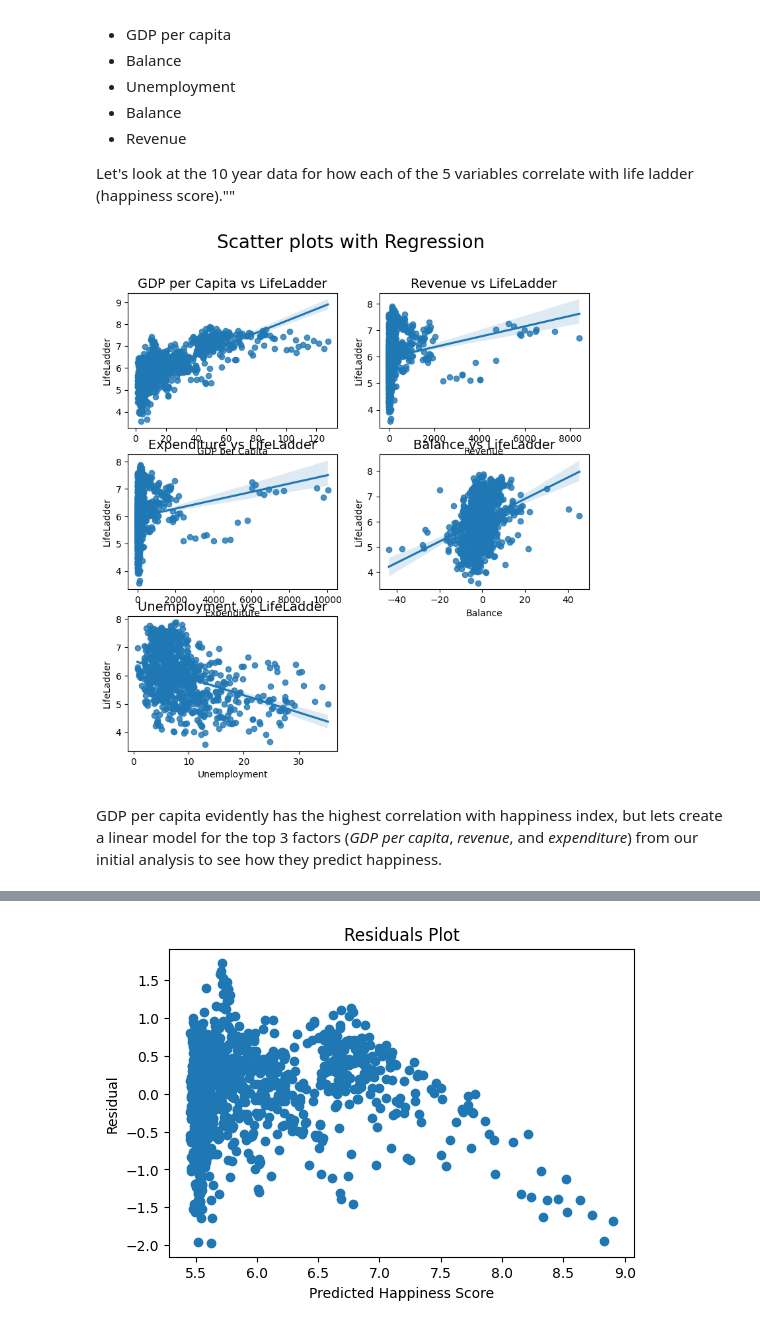
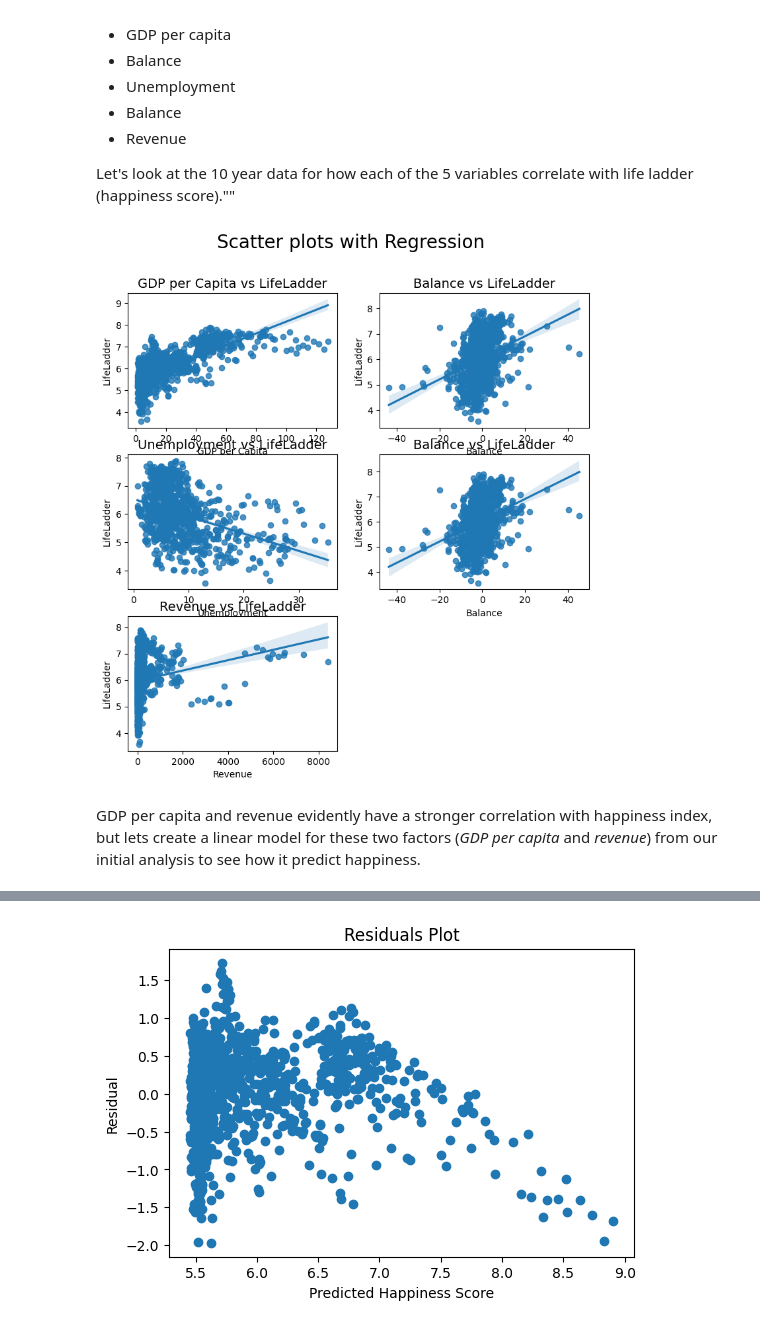
Before and after one commit to cskang3627/happiness, a Jupyter notebook: FinalProjectGroup_Sp23_The_Group.ipynb, the cells around one changed output, grey strips where cells are left out. Saved outputs shown, nothing was run; the diff lists cells and outputs as text; code cells hidden in the pictures.

```diff
--- a/FinalProjectGroup_Sp23_The_Group.ipynb
+++ b/FinalProjectGroup_Sp23_The_Group.ipynb
@@ -844,34 +846,34 @@ Let's look at the 10 year data for how each of the 5 variables correlate with li
 # %%
 plt.figure(figsize=(9, 9))
 
 #subplot(nrows, ncols, index)
 plt.suptitle('Scatter plots with Regression', fontsize=20)
 
 plt.subplot(3, 2, 1)
 sns.regplot(data=data, x='GDP per Capita', y='LifeLadder')
 plt.title('GDP per Capita vs LifeLadder', fontsize=14)
 
 plt.subplot(3, 2, 2)
-sns.regplot(data=data, x='Revenue', y='LifeLadder')
+sns.regplot(data=data, x='Balance', y='LifeLadder')
 plt.title('Balance vs LifeLadder', fontsize=14)
 
 plt.subplot(3, 2, 3)
-sns.regplot(data=data, x='Expenditure', y='LifeLadder')
-plt.title('Expenditure vs LifeLadder', fontsize=14)
+sns.regplot(data=data, x='Unemployment', y='LifeLadder')
+plt.title('Unemployment vs LifeLadder', fontsize=14)
 
 plt.subplot(3, 2, 4)
 sns.regplot(data=data, x='Balance', y='LifeLadder')
 plt.title('Balance vs LifeLadder', fontsize=14)
 
 plt.subplot(3, 2, 5)
-sns.regplot(data=data, x='Unemployment', y='LifeLadder')
-plt.title('Unemployment vs LifeLadder', fontsize=14)
+sns.regplot(data=data, x='Revenue', y='LifeLadder')
+plt.title('Revenue vs LifeLadder', fontsize=14)
 
 plt.show()
 # %% [output]
-[figure, old version]
+[figure, new version]
 # %% [markdown]
-GDP per capita evidently has the highest correlation with happiness index, but lets create a linear model for the top 3 factors (*GDP per capita*, *revenue*, and *expenditure*) from our initial analysis to see how they predict happiness.
+GDP per capita and revenue evidently have a stronger correlation with happiness index, but lets create a linear model for these two factors (*GDP per capita* and *revenue*) from our initial analysis to see how it predict happiness.
 # %%
 gdp_happy = data[['GDP per Capita', 'LifeLadder']]
 # %%
```
Also changed, not shown: parts of 17 cells of this notebook.
